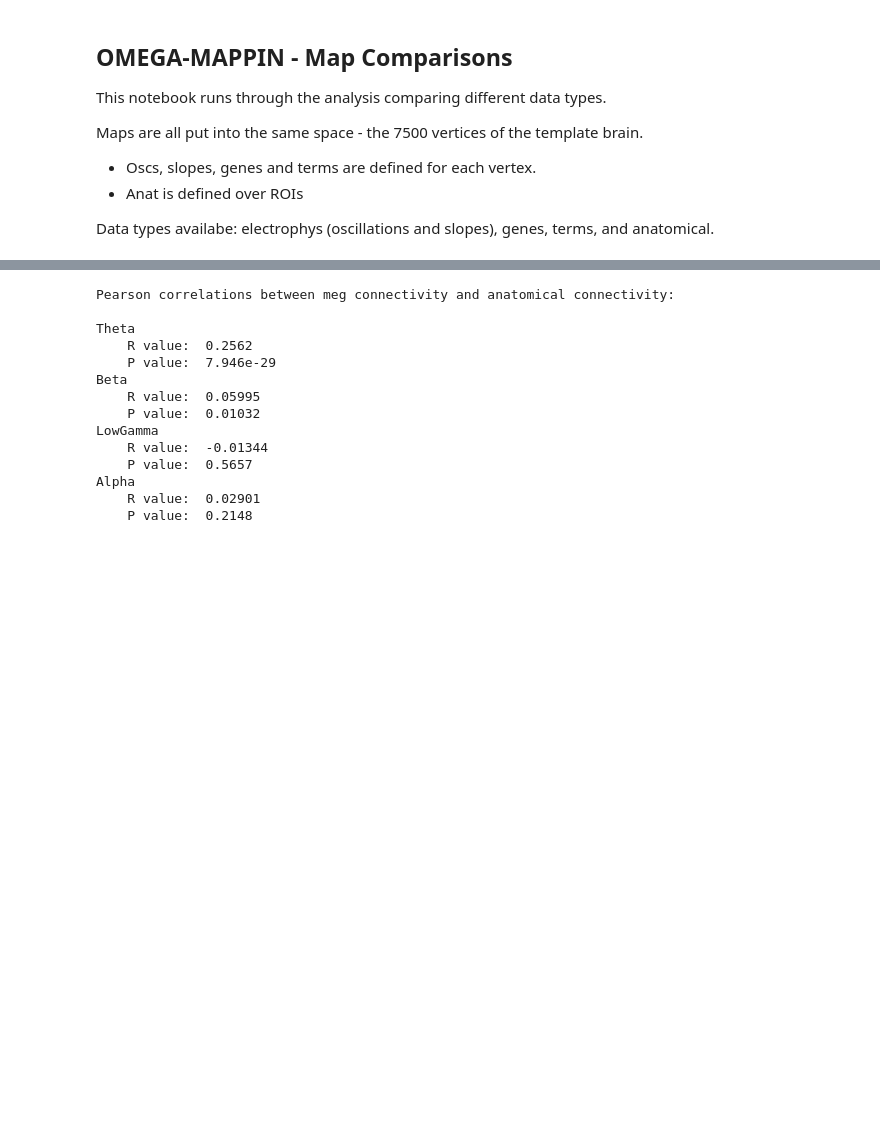
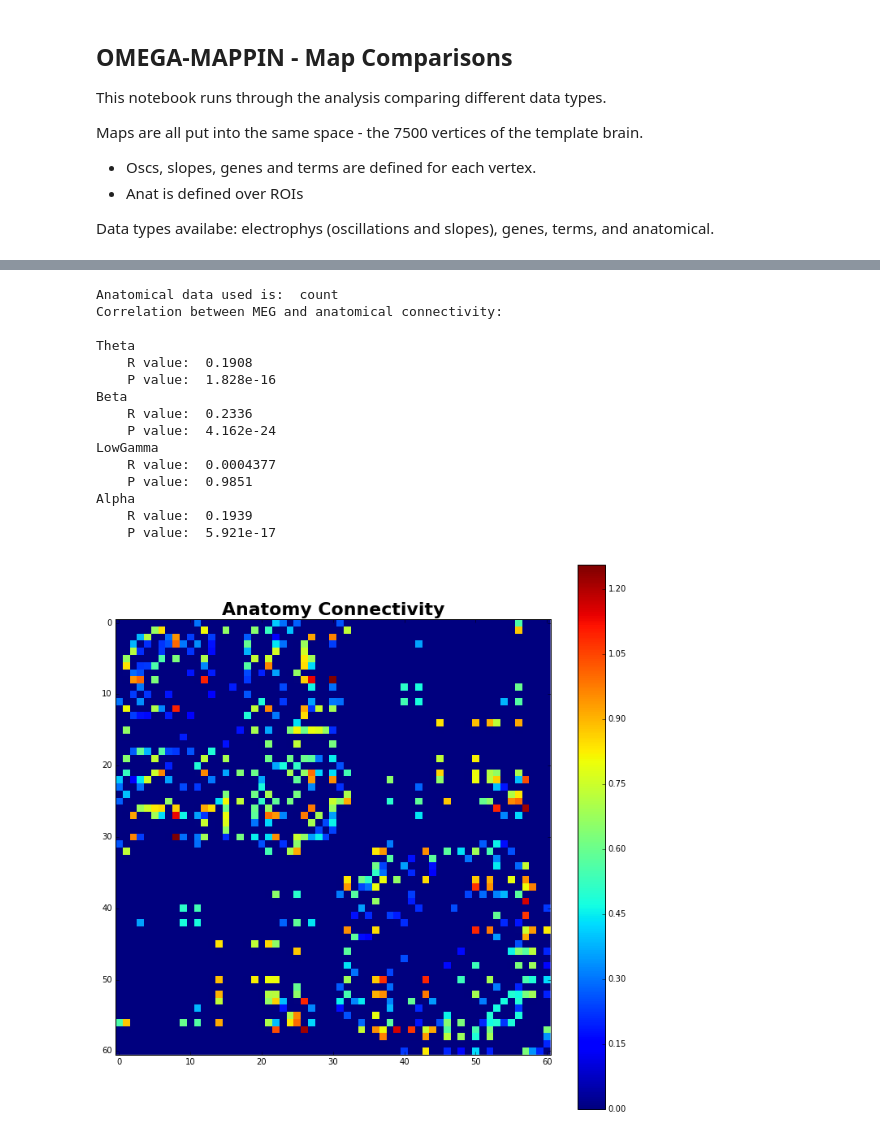
Before and after one commit to voytekresearch/omapping, a Jupyter notebook: MapComparisons.ipynb, the cells around one changed output, grey strips where cells are left out. Drawn from its saved outputs; the diff is of its cells as text; code cells hidden in the pictures; blank space fills up the shorter version.

Commit message:
Re run notebook with new plotting and comps at end

```diff
--- a/MapComparisons.ipynb
+++ b/MapComparisons.ipynb
@@ -103,14 +109,15 @@ om_maps.save_corrs('Genes', 'Slopes', save_as_npz=True, save_as_csv=True)
 om_ROI_maps = MapCompROI()
 # %%
 # Load MEG oscillation & slope data
-om_ROI_maps.load_meg_maps(osc_file='Group_Osc_Scores', slope_file='Group_Slopes')
+om_ROI_maps.load_meg_maps(osc_file='Group_Osc_Scores')
 # %%
 # Load MEG ROIs
 elec_roi_path = '/Users/thomasdonoghue/Desktop/scout_Desikan-Killiany_68.mat'
 om_ROI_maps.load_elec_rois(elec_roi_path)
 # %%
 # Load anatomy data
-om_ROI_maps.load_anat_maps('whole_brain_FreeSurferDKT_count.mat')
+#om_ROI_maps.load_anat_maps('whole_brain_FreeSurferDKT_count.mat', 'count')
+om_ROI_maps.load_anat_maps('whole_brain_FreeSurferDKT_qa.mat', 'count')
 # %%
 # Align ROIs from MEG & Anat
 om_ROI_maps.align_rois()
@@ -119,19 +126,25 @@ om_ROI_maps.align_rois()
 om_ROI_maps.conv_meg_rois()
 # %%
 # Compare anatomical connectivity to MEG data
-om_ROI_maps.comp_meg_anat()
+om_ROI_maps.comp_meg_anat(section='all')
 # %% [output]
-Pearson correlations between meg connectivity and anatomical connectivity:
+Anatomical data used is:  count
+Correlation between MEG and anatomical connectivity:
 
 Theta
-    R value:  0.2562
-    P value:  7.946e-29
+    R value:  0.1908
+    P value:  1.828e-16
 Beta
-    R value:  0.05995
-    P value:  0.01032
+    R value:  0.2336
+    P value:  4.162e-24
 LowGamma
-    R value:  -0.01344
-    P value:  0.5657
+    R value:  0.0004377
+    P value:  0.9851
 Alpha
-    R value:  0.02901
-    P value:  0.2148
+    R value:  0.1939
+    P value:  5.921e-17
+# %%
+# Plot the connectivity matrix for the anatomical data
+om_ROI_maps.plot_mat('anat', section='all')
+# %% [output]
+[figure, added]
```
Also changed, not shown: parts of 5 cells of this notebook.
